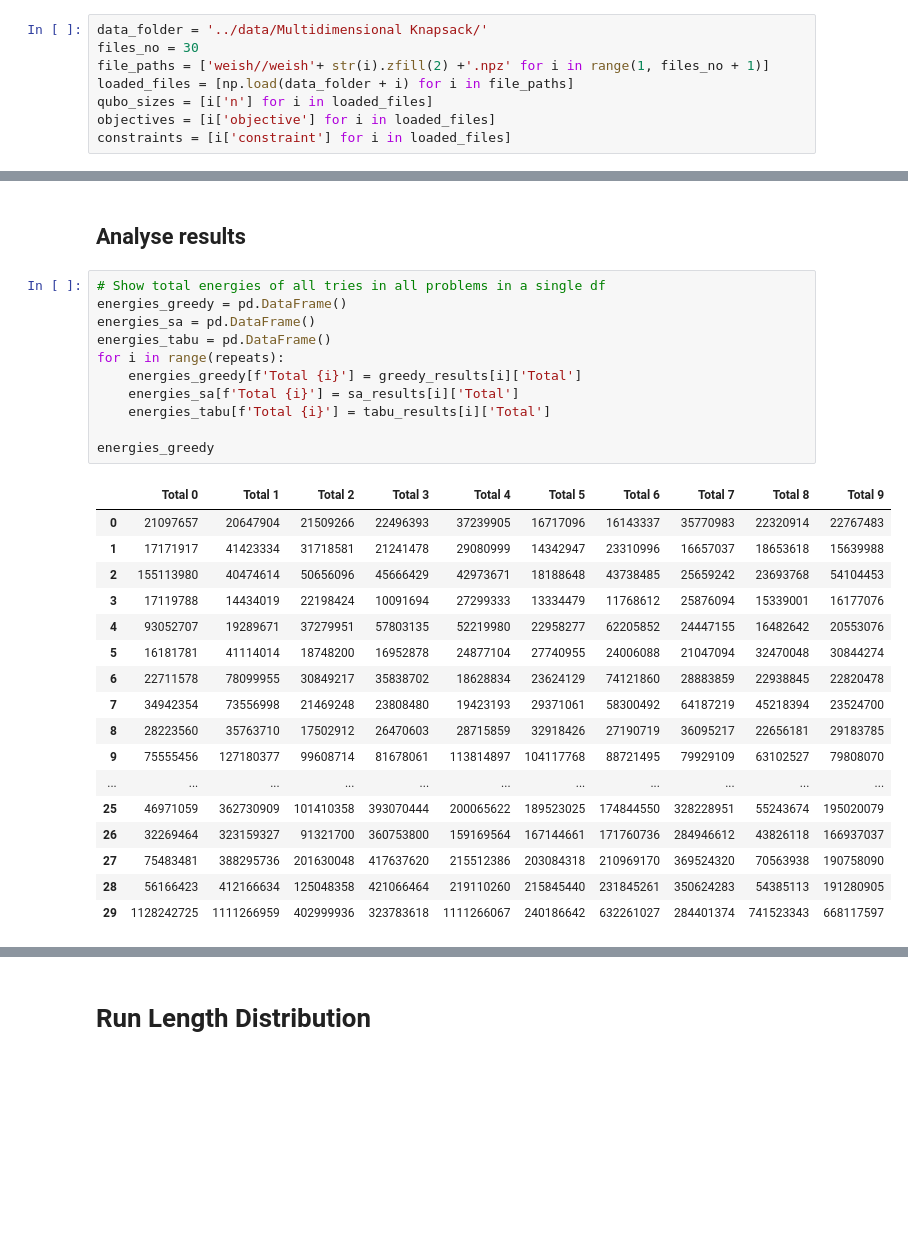
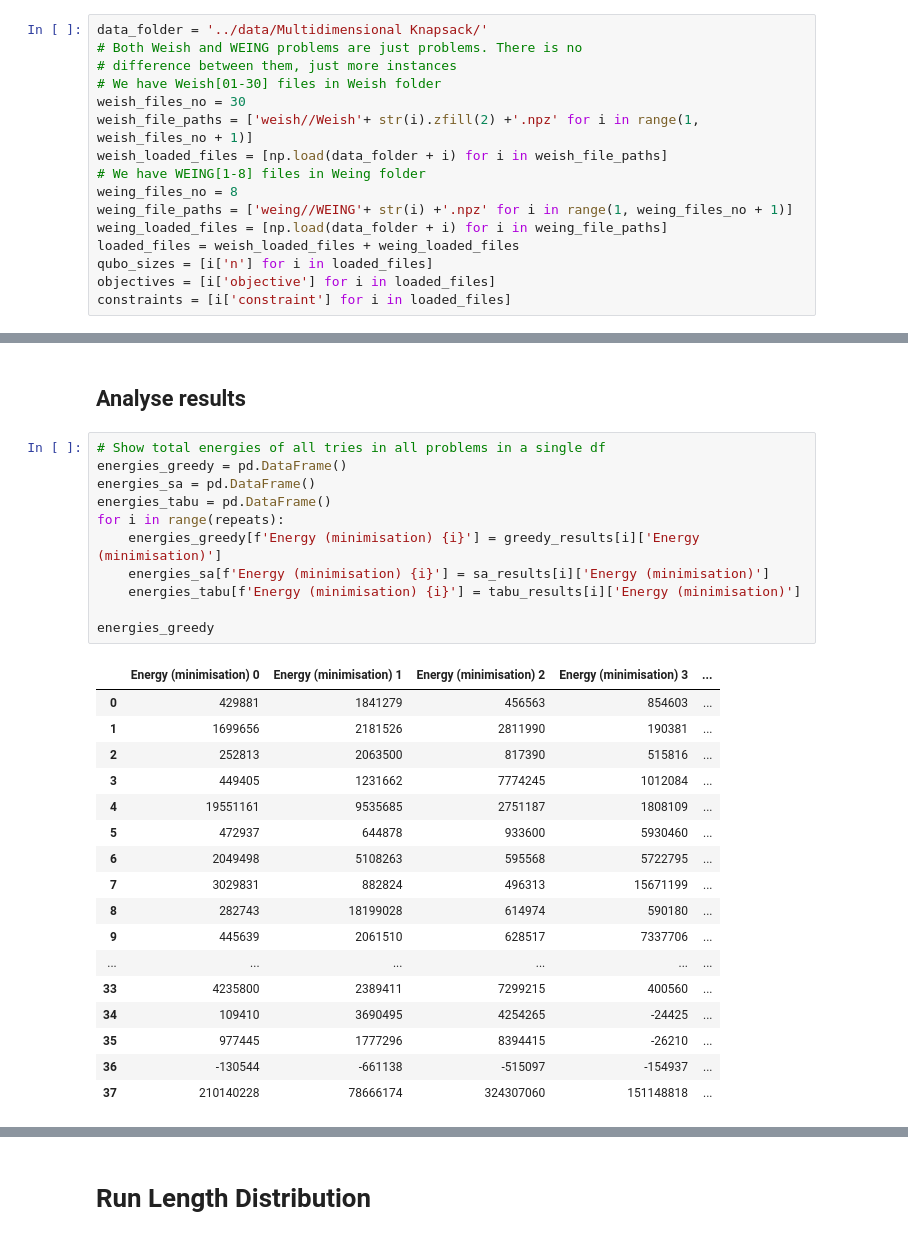
Before and after one commit to rienath/Estimating-Penalty-Coefficients-for-QUBO-Problems, a Jupyter notebook: Project and Deliverables/Implementation/Notebooks/Testing.ipynb, the cells around one changed output, grey strips where cells are left out. Cells and saved outputs as stored; diff of their text form; blank space fills up the shorter version.

```diff
--- a/Project and Deliverables/Implementation/Notebooks/Testing.ipynb
+++ b/Project and Deliverables/Implementation/Notebooks/Testing.ipynb
@@ -26,9 +26,17 @@ from itertools import chain,cycle
 # Load data
 # %%
 data_folder = '../data/Multidimensional Knapsack/'
-files_no = 30
-file_paths = ['weish//weish'+ str(i).zfill(2) +'.npz' for i in range(1, files_no + 1)]
-loaded_files = [np.load(data_folder + i) for i in file_paths]
+# Both Weish and WEING problems are just problems. There is no
+# difference between them, just more instances
+# We have Weish[01-30] files in Weish folder
+weish_files_no = 30
+weish_file_paths = ['weish//Weish'+ str(i).zfill(2) +'.npz' for i in range(1, weish_files_no + 1)]
+weish_loaded_files = [np.load(data_folder + i) for i in weish_file_paths]
+# We have WEING[1-8] files in Weing folder
+weing_files_no = 8
+weing_file_paths = ['weing//WEING'+ str(i) +'.npz' for i in range(1, weing_files_no + 1)]
+weing_loaded_files = [np.load(data_folder + i) for i in weing_file_paths]
+loaded_files = weish_loaded_files + weing_loaded_files
 qubo_sizes = [i['n'] for i in loaded_files]
 objectives = [i['objective'] for i in loaded_files]
 constraints = [i['constraint'] for i in loaded_files]
@@ -341,32 +349,32 @@ Tabu
 # %%
 # Show total energies of all tries in all problems in a single df
 energies_greedy = pd.DataFrame()
 energies_sa = pd.DataFrame()
 energies_tabu = pd.DataFrame()
 for i in range(repeats):
-    energies_greedy[f'Total {i}'] = greedy_results[i]['Total']
-    energies_sa[f'Total {i}'] = sa_results[i]['Total']
-    energies_tabu[f'Total {i}'] = tabu_results[i]['Total']
+    energies_greedy[f'Energy (minimisation) {i}'] = greedy_results[i]['Energy (minimisation)']
+    energies_sa[f'Energy (minimisation) {i}'] = sa_results[i]['Energy (minimisation)']
+    energies_tabu[f'Energy (minimisation) {i}'] = tabu_results[i]['Energy (minimisation)']
 
 energies_greedy
 # %% [output]
-|  | Total 0 | Total 1 | Total 2 | Total 3 | Total 4 | Total 5 | Total 6 | Total 7 | Total 8 | Total 9 |
-| 0 | 21097657 | 20647904 | 21509266 | 22496393 | 37239905 | 16717096 | 16143337 | 35770983 | 22320914 | 22767483 |
-| 1 | 17171917 | 41423334 | 31718581 | 21241478 | 29080999 | 14342947 | 23310996 | 16657037 | 18653618 | 15639988 |
-| 2 | 155113980 | 40474614 | 50656096 | 45666429 | 42973671 | 18188648 | 43738485 | 25659242 | 23693768 | 54104453 |
-| 3 | 17119788 | 14434019 | 22198424 | 10091694 | 27299333 | 13334479 | 11768612 | 25876094 | 15339001 | 16177076 |
-| 4 | 93052707 | 19289671 | 37279951 | 57803135 | 52219980 | 22958277 | 62205852 | 24447155 | 16482642 | 20553076 |
-| 5 | 16181781 | 41114014 | 18748200 | 16952878 | 24877104 | 27740955 | 24006088 | 21047094 | 32470048 | 30844274 |
-| 6 | 22711578 | 78099955 | 30849217 | 35838702 | 18628834 | 23624129 | 74121860 | 28883859 | 22938845 | 22820478 |
-| 7 | 34942354 | 73556998 | 21469248 | 23808480 | 19423193 | 29371061 | 58300492 | 64187219 | 45218394 | 23524700 |
-| 8 | 28223560 | 35763710 | 17502912 | 26470603 | 28715859 | 32918426 | 27190719 | 36095217 | 22656181 | 29183785 |
-| 9 | 75555456 | 127180377 | 99608714 | 81678061 | 113814897 | 104117768 | 88721495 | 79929109 | 63102527 | 79808070 |
-| ... | ... | ... | ... | ... | ... | ... | ... | ... | ... | ... |
-| 25 | 46971059 | 362730909 | 101410358 | 393070444 | 200065622 | 189523025 | 174844550 | 328228951 | 55243674 | 195020079 |
-| 26 | 32269464 | 323159327 | 91321700 | 360753800 | 159169564 | 167144661 | 171760736 | 284946612 | 43826118 | 166937037 |
-| 27 | 75483481 | 388295736 | 201630048 | 417637620 | 215512386 | 203084318 | 210969170 | 369524320 | 70563938 | 190758090 |
-| 28 | 56166423 | 412166634 | 125048358 | 421066464 | 219110260 | 215845440 | 231845261 | 350624283 | 54385113 | 191280905 |
-| 29 | 1128242725 | 1111266959 | 402999936 | 323783618 | 1111266067 | 240186642 | 632261027 | 284401374 | 741523343 | 668117597 |
+|  | Energy (minimisation) 0 | Energy (minimisation) 1 | Energy (minimisation) 2 | Energy (minimisation) 3 | ... |
+| 0 | 429881 | 1841279 | 456563 | 854603 | ... |
+| 1 | 1699656 | 2181526 | 2811990 | 190381 | ... |
+| 2 | 252813 | 2063500 | 817390 | 515816 | ... |
+| 3 | 449405 | 1231662 | 7774245 | 1012084 | ... |
+| 4 | 19551161 | 9535685 | 2751187 | 1808109 | ... |
+| 5 | 472937 | 644878 | 933600 | 5930460 | ... |
+| 6 | 2049498 | 5108263 | 595568 | 5722795 | ... |
+| 7 | 3029831 | 882824 | 496313 | 15671199 | ... |
+| 8 | 282743 | 18199028 | 614974 | 590180 | ... |
+| 9 | 445639 | 2061510 | 628517 | 7337706 | ... |
+| ... | ... | ... | ... | ... | ... |
+| 33 | 4235800 | 2389411 | 7299215 | 400560 | ... |
+| 34 | 109410 | 3690495 | 4254265 | -24425 | ... |
+| 35 | 977445 | 1777296 | 8394415 | -26210 | ... |
+| 36 | -130544 | -661138 | -515097 | -154937 | ... |
+| 37 | 210140228 | 78666174 | 324307060 | 151148818 | ... |
 # %%
 # Show feasible solutions
 feasible_full_greedy = pd.DataFrame()
```
Also changed, not shown: parts of 49 cells of this notebook.
